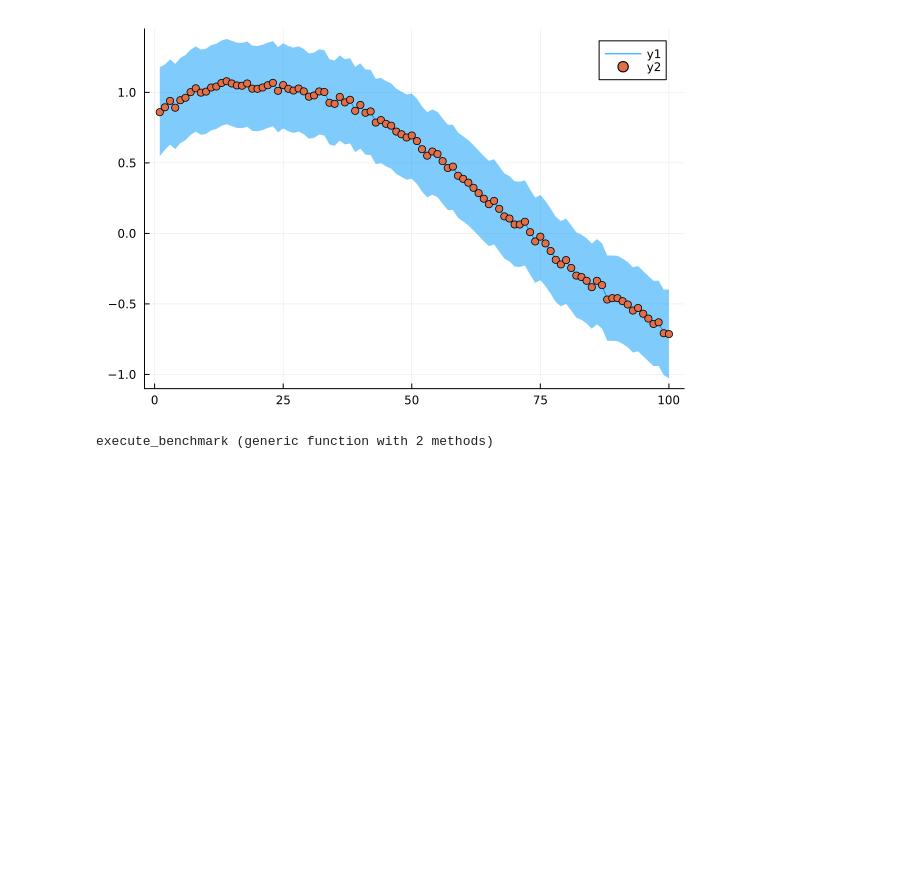
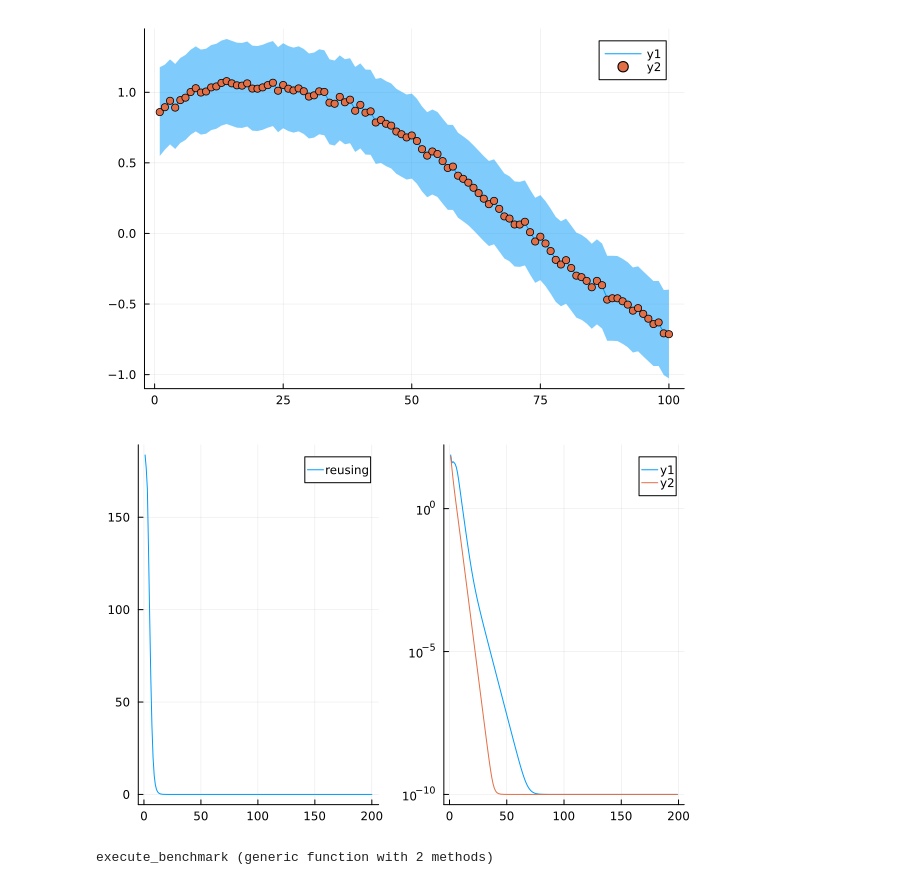
Before and after one commit to biaslab/ThesisParallelMP, a Jupyter notebook: benchmarks/state_space_model_2.ipynb, the cells around one changed output. Saved outputs shown, nothing was run; the diff lists cells and outputs as text; code cells hidden in the pictures; blank space fills up the shorter version.

```diff
--- a/benchmarks/state_space_model_2.ipynb
+++ b/benchmarks/state_space_model_2.ipynb
@@ -95,6 +121,36 @@ plot(mean.(results.posteriors[:x]), ribbon = std.(results.posteriors[:x]))
 scatter!(data)
 # %% [output]
 [figure]
+# %%
+niterations = 200
+results1 = infer(
+    model = state_space_model(n, 10, nothing, ThreadsReusingPipelineStage(vague(NormalMeanVariance)), ThreadsPipelineStage()),
+    data  = (y = data,),
+    iterations    = niterations,
+    returnvars    = KeepLast(),
+    options       = (limit_stack_depth = 100, ),
+    initmarginals = (τ_y = Gamma(0.1, 0.1), ),
+    constraints  = constraints,
+    free_energy = true
+);
+results2 = infer(
+    model = state_space_model(n, 10, nothing, nothing),
+    data  = (y = data,),
+    iterations    = niterations,
+    returnvars    = KeepLast(),
+    options       = (limit_stack_depth = 100, ),
+    initmarginals = (τ_y = Gamma(0.1, 0.1), ),
+    constraints  = constraints,
+    free_energy = true
+);
+p1 = plot((abs.(results1.free_energy .- results2.free_energy)), label = "reusing")
+
+p2 = plot(abs.(diff(results1.free_energy)) .+ 10^-10, yaxis = :log)
+p2 = plot!(p2, abs.(diff(results2.free_energy))  .+ 10^-10)
+
+plot(p1, p2)
+# %% [output]
+[figure, added]
 # %%
 function execute_benchmark(f::F, n = 1000) where { F }
 
```
Also changed, not shown: parts of 12 cells of this notebook, 1 other file.
